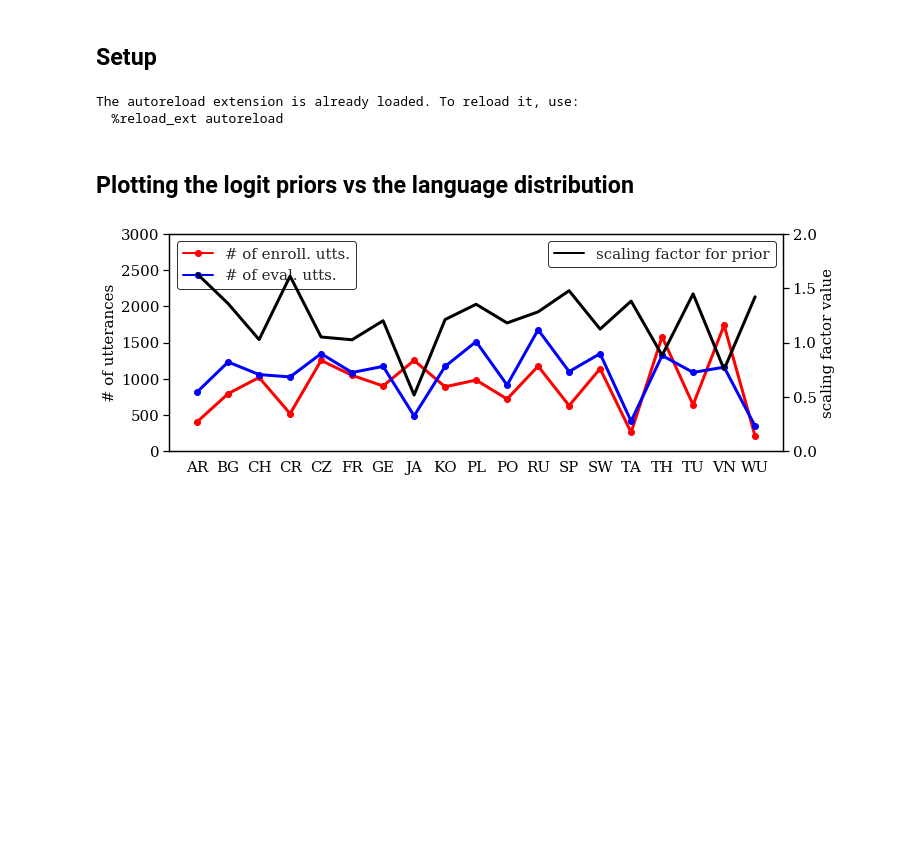
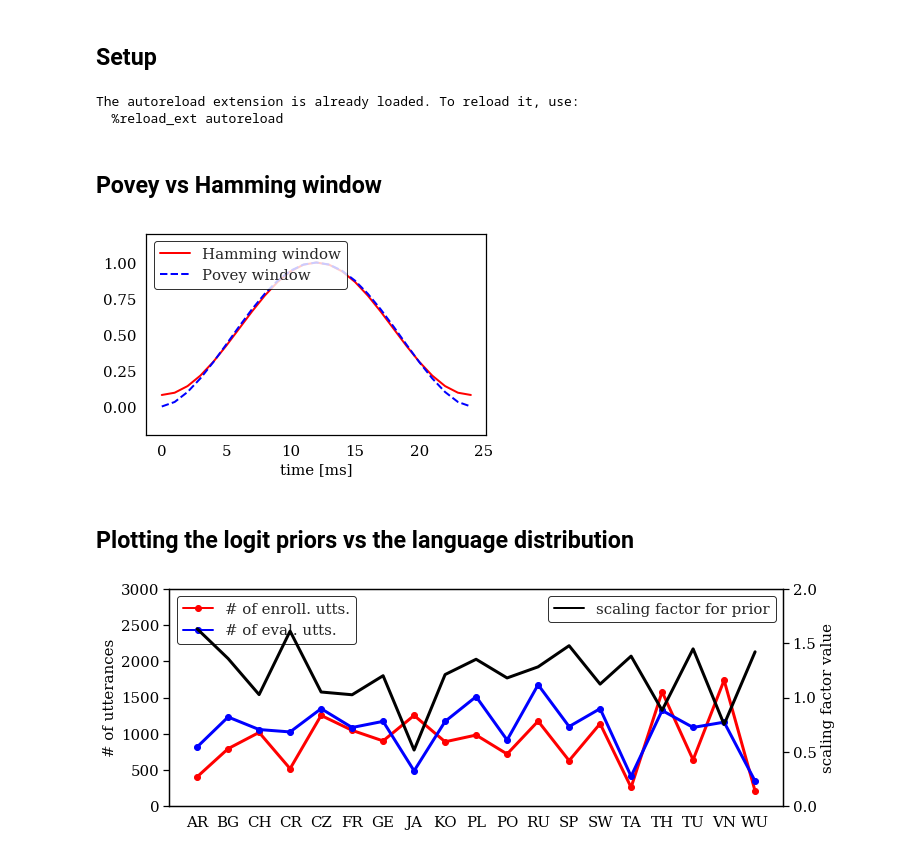
Before and after one commit to samsucik/prosodic-lid-globalphone-dissertation, a Jupyter notebook: graphing/Graphing.ipynb, the cells around one changed output. Drawn from its saved outputs; the diff is of its cells as text; code cells hidden in the pictures; blank space fills up the shorter version.

```diff
--- a/graphing/Graphing.ipynb
+++ b/graphing/Graphing.ipynb
@@ -41,6 +41,43 @@ exps = ["mfcc", "mfcc-deltas", "sdc", "pitch", "energy", "pitch-energy",
 L = len(languages)
 # %%
 blue = (117/255,162/255,255/255)
+# %% [markdown]
+## Povey vs Hamming window
+# %%
+frame_length = 25
+xs = range(frame_length)
+a = 6.2831853 / (frame_length-1)
+data_hamming = [ (0.54 - 0.46*np.cos(a * i_fl)) for i_fl in xs]
+data_povey = [ (0.5 - 0.5*np.cos(a * i_fl))**0.85 for i_fl in xs]
+data_hanning = [ (0.5  - 0.5*np.cos(a * i_fl)) for i_fl in xs]
+
+data_line =[{
+            "values": data_hamming,
+            "xs": xs,
+            "label": "Hamming window",
+            "colour": "red"
+        },{
+            "values": data_povey,
+            "xs": xs,
+            "label": "Povey window",
+            "colour": "blue",
+            "linestyle": "--"
+        }]
+# data_line.append({
+#             "values": data_hanning,
+#             "xs": xs,
+#             "label": "Hanning window",
+#             "colour": "black",
+#             "linestyle": "-."
+#         })
+
+fig = graphing.plot_linear(data_line, y_label=None, x_label="time [ms]",
+                legend_loc=2, figsize=(6,4), ymin=-0.2, ymax=1.2, use_legend=True,
+                title=None, linewidth=2)
+plt.show()
+graphing.save_fig(fig, name="window-types")
+# %% [output]
+[figure, added]
 # %% [markdown]
 ## Plotting the logit priors vs the language distribution
 # %%
```
Also changed, not shown: parts of 7 cells of this notebook, 22 other files.
